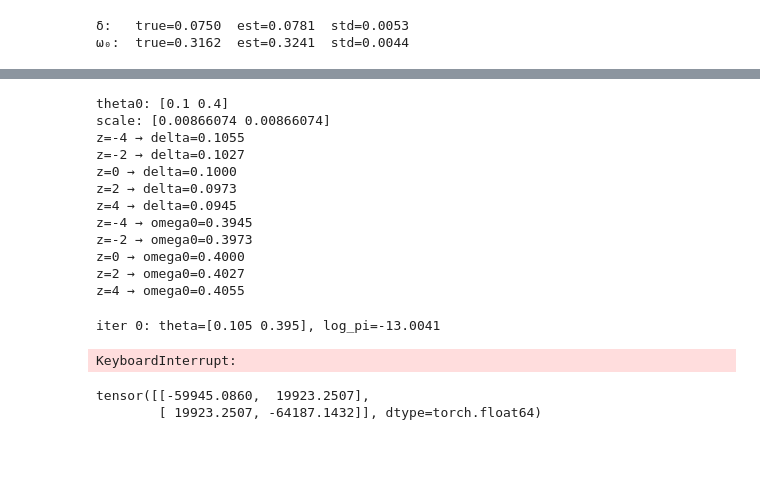
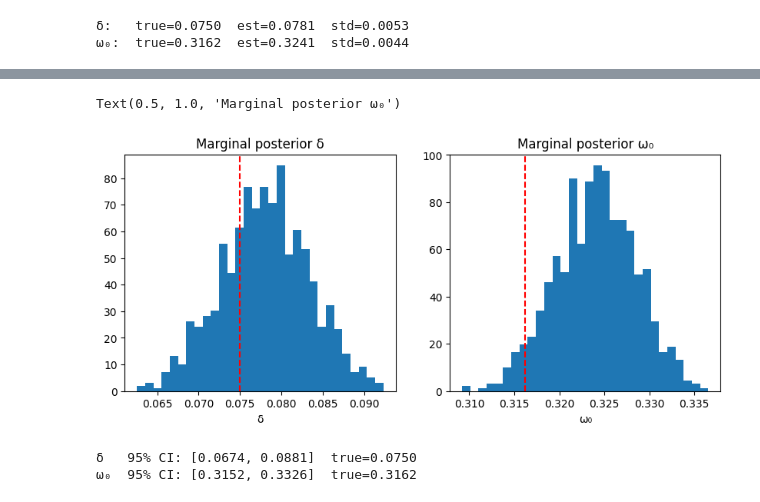
Before and after one commit to Eluyscuti/PINN-tutorial, a Jupyter notebook: laplace_transform/LAP.ipynb, the cells around one changed output, grey strips where cells are left out. Drawn from its saved outputs; the diff is of its cells as text; code cells hidden in the pictures; blank space fills up the shorter version.

```diff
--- a/laplace_transform/LAP.ipynb
+++ b/laplace_transform/LAP.ipynb
@@ -598,51 +555,0 @@ eigenvalues after fix: [13331.83074807 13331.83074807]
-# %%
-print("theta0:", theta0.numpy())
-print("scale:", eigenvalues ** -0.5)
-for z_val in [-4, -2, 0, 2, 4]:
-    z = np.array([z_val, 0.0])
-    theta_test = theta0.numpy() + A @ z
-    print(f"z={z_val} → delta={theta_test[0]:.4f}")
-
-for z_val in [-4, -2, 0, 2, 4]:
-    z = np.array([0.0, z_val])
-    theta_test = theta0.numpy() + A @ z
-    print(f"z={z_val} → omega0={theta_test[1]:.4f}")
-# %% [output]
-theta0: [0.1 0.4]
-scale: [0.00866074 0.00866074]
-z=-4 → delta=0.1055
-z=-2 → delta=0.1027
-z=0 → delta=0.1000
-z=2 → delta=0.0973
-z=4 → delta=0.0945
-z=-4 → omega0=0.3945
-z=-2 → omega0=0.3973
-z=0 → omega0=0.4000
-z=2 → omega0=0.4027
-z=4 → omega0=0.4055
-# %%
-theta0 = torch.tensor([0.1, 0.4], dtype=torch.float64, requires_grad=True)
-optimizer = torch.optim.Adam([theta0], lr=0.005)
-
-for i in range(300):
-    optimizer.zero_grad()
-    loss = -lap_posterior(theta0)
-    loss.backward()
-    optimizer.step()
-    if i % 50 == 0:
-        print(f"iter {i}: theta={theta0.detach().numpy()}, log_pi={-loss.item():.4f}")
-
-theta_map = theta0.detach().clone()
-print("MAP:", theta_map)
-
-H     = torch.autograd.functional.hessian(lap_posterior, theta_map)
-neg_H = -H.numpy()
-eigenvalues, U = np.linalg.eigh(neg_H)
-min_pos        = eigenvalues[eigenvalues > 0].min()
-eigenvalues    = np.where(eigenvalues <= 0, min_pos, eigenvalues)
-A              = U @ np.diag(eigenvalues ** -0.5)
-print("eigenvalues:", eigenvalues)
-print("scale:", eigenvalues ** -0.5)
-# %% [output]
-iter 0: theta=[0.105 0.395], log_pi=-13.0041
-KeyboardInterrupt:
@@ -651,5 +555,0 @@ H     = torch.autograd.functional.hessian(lap_posterior, torch.tensor(theta_true
-# %%
-H
-# %% [output]
-tensor([[-59945.0860,  19923.2507],
-        [ 19923.2507, -64187.1432]], dtype=torch.float64)
@@ -657,0 +556,23 @@ tensor([[-59945.0860,  19923.2507],
+# %%
+pp.figure(figsize=(10,4))
+pp.subplot(1,2,1)
+pp.hist(theta_samples[:,0], bins=30, density=True)
+pp.axvline(delta_msd, color='r', linestyle='--', label='true δ')
+pp.xlabel('δ'); pp.title('Marginal posterior δ')
+
+pp.subplot(1,2,2)
+pp.hist(theta_samples[:,1], bins=30, density=True)
+pp.axvline(omega0_msd, color='r', linestyle='--', label='true ω₀')
+pp.xlabel('ω₀'); pp.title('Marginal posterior ω₀')
+# %% [output]
+Text(0.5, 1.0, 'Marginal posterior ω₀')
+[figure, added]
+# %%
+delta_ci  = np.percentile(theta_samples[:,0], [2.5, 97.5])
+omega0_ci = np.percentile(theta_samples[:,1], [2.5, 97.5])
+
+print(f"δ   95% CI: [{delta_ci[0]:.4f}, {delta_ci[1]:.4f}]  true={delta_msd:.4f}")
+print(f"ω₀  95% CI: [{omega0_ci[0]:.4f}, {omega0_ci[1]:.4f}]  true={omega0_msd:.4f}")
+# %% [output]
+δ   95% CI: [0.0674, 0.0881]  true=0.0750
+ω₀  95% CI: [0.3152, 0.3326]  true=0.3162
```
Also changed, not shown: parts of 12 cells of this notebook.
